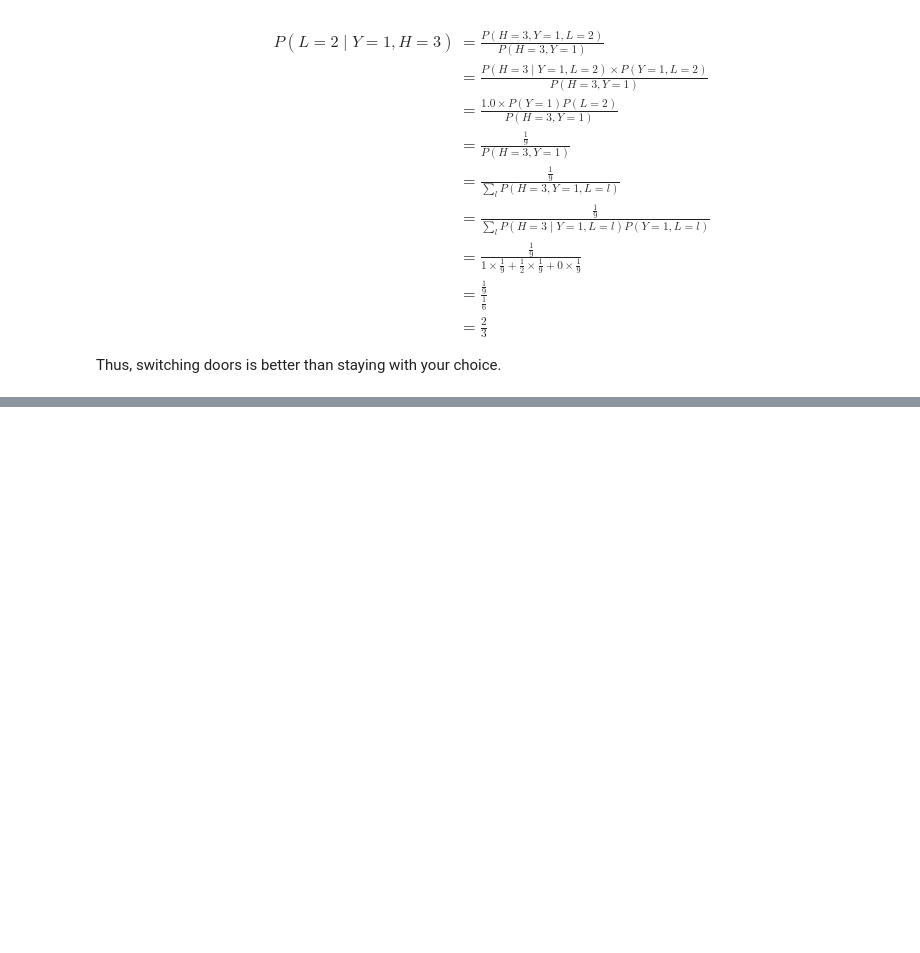
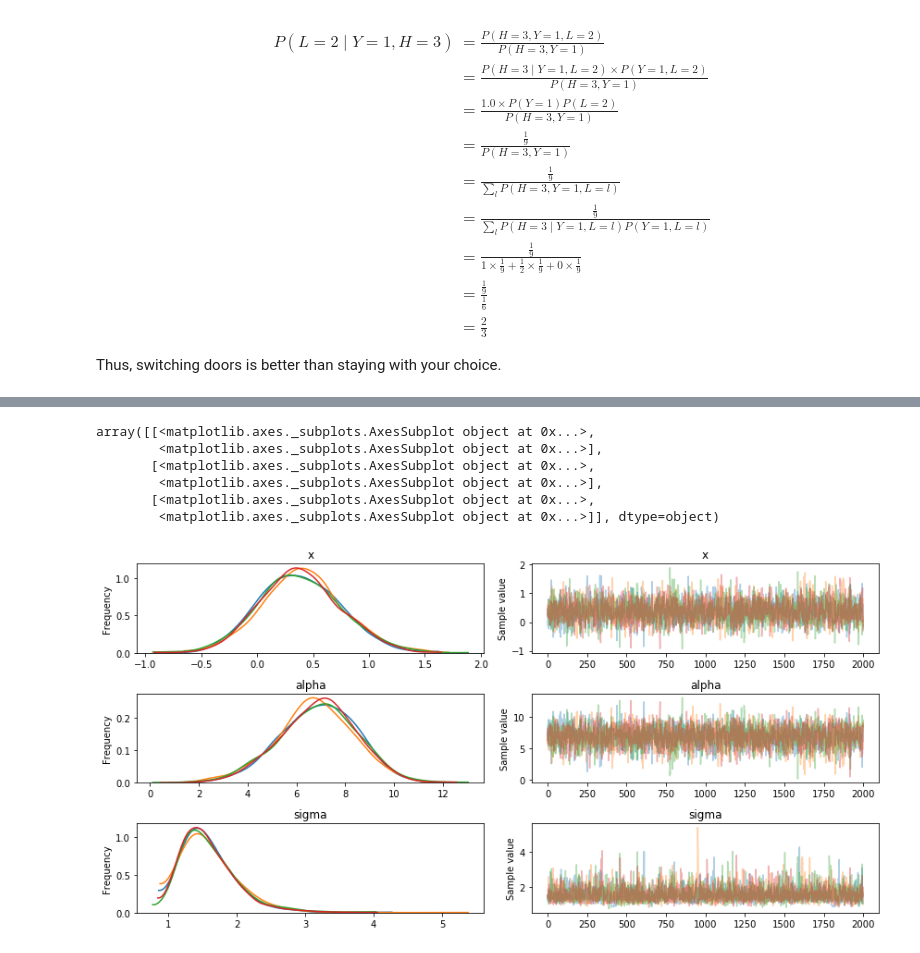
Before and after one commit to fredthedead/causal-inference-in-statistics-solutions, a Jupyter notebook: ch-1.ipynb, the cells around one changed output, grey strips where cells are left out. Saved outputs shown, nothing was run; the diff lists cells and outputs as text; code cells hidden in the pictures; blank space fills up the shorter version.

```diff
--- a/ch-1.ipynb
+++ b/ch-1.ipynb
@@ -426,0 +824,6 @@ Thus, switching doors is better than staying with your choice.
+# %%
+x = np.random.choice(np.arange(1,7),size=100000)
+z = np.random.choice(np.arange(1,7),size=100000)
+y = x+z
+
+np.cov(x, y)
@@ -426,0 +870,7 @@ Thus, switching doors is better than staying with your choice.
+# %%
+table_1_point_6 = pd.DataFrame({
+    'Z': [6,3,4,6,6,5,1,3,6,3,5,4],
+    'X': [3,4,6,2,4,3,5,5,5,5,3,5],
+    'Y': [9,7,10,8,10,8,6,8,11,8,8,9]
+})
+table_1_point_6
@@ -426,0 +1106,9 @@ Thus, switching doors is better than staying with your choice.
+# %%
+with pm.Model() as y_given_x_model_1_3_8_b:
+    x = pm.Normal('x', mu=0, sd=1)
+    #z = pm.Normal('z', mu=0, sd=1)
+
+    mu = x * table_1_point_6['X'] + alpha
+    sigma=pm.HalfCauchy('sigma', 5)
+    y = pm.Normal('y', mu=mu, sd=sigma, observed=table_1_point_6['Y'])
+    y_given_x_model_1_3_8_b = pm.sample(2000, tune=5000)
@@ -426,0 +1122,10 @@ Thus, switching doors is better than staying with your choice.
+# %%
+pm.traceplot(y_given_x_model_1_3_8_b)
+# %% [output]
+array([[<matplotlib.axes._subplots.AxesSubplot object at 0x...>,
+        <matplotlib.axes._subplots.AxesSubplot object at 0x...>],
+       [<matplotlib.axes._subplots.AxesSubplot object at 0x...>,
+        <matplotlib.axes._subplots.AxesSubplot object at 0x...>],
+       [<matplotlib.axes._subplots.AxesSubplot object at 0x...>,
+        <matplotlib.axes._subplots.AxesSubplot object at 0x...>]], dtype=object)
+[figure, added]
```
Also changed, not shown: parts of 68 cells of this notebook.
